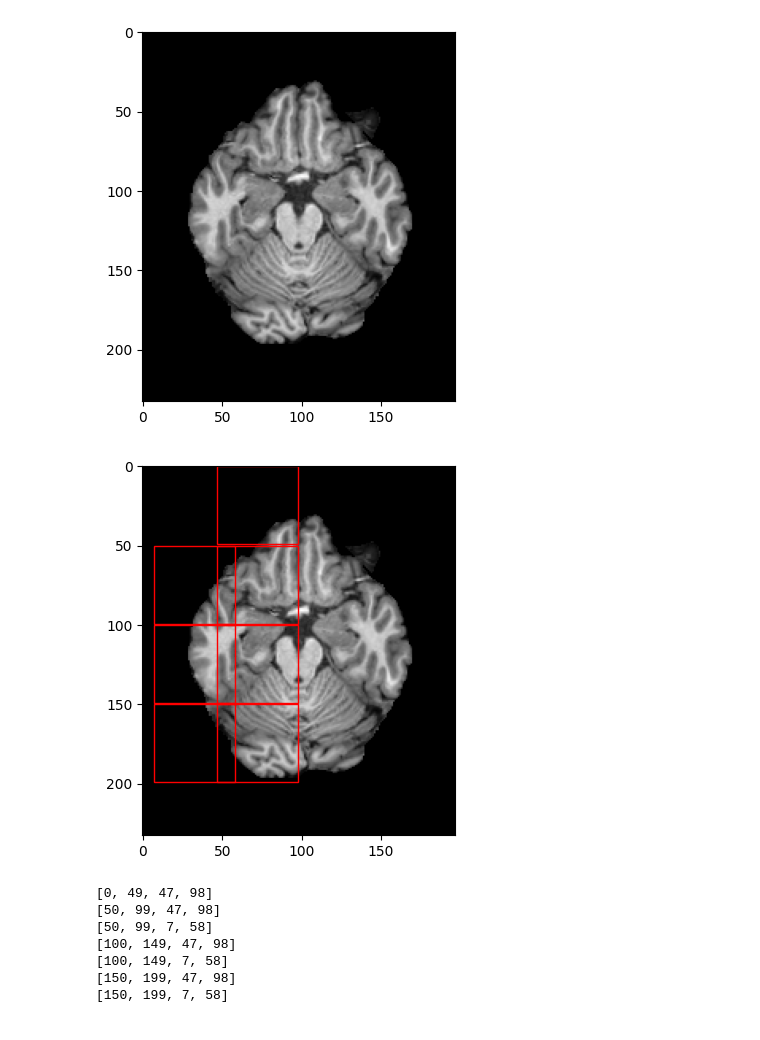
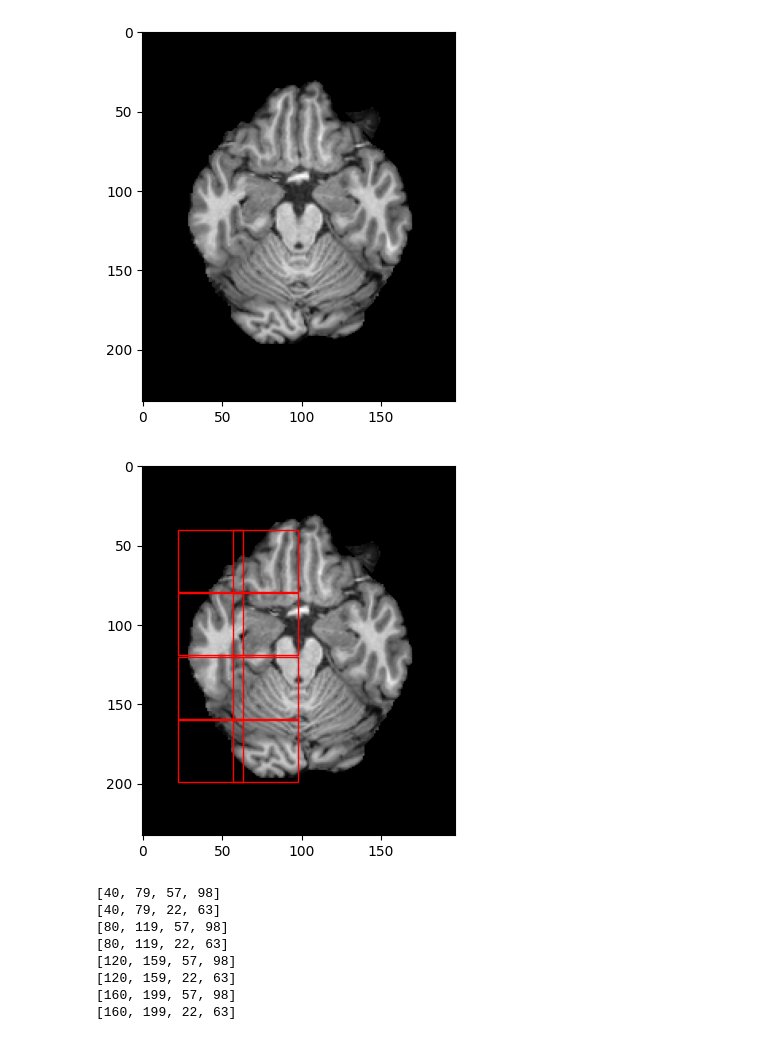
Before and after one commit to Gabriel-Panza/Machine-Learning-FCD, a Jupyter notebook: New Data/moving_grid.ipynb, the cells around one changed output. Saved outputs shown, nothing was run; the diff lists cells and outputs as text; code cells hidden in the pictures.

```diff
--- a/New Data/moving_grid.ipynb
+++ b/New Data/moving_grid.ipynb
@@ -210,7 +210,7 @@ for img, mask in zip([f for f in os.listdir(imagens) if f.endswith(('.nii', '.ni
         non_black_ratio = non_zero_pixels / total_pixels if total_pixels > 0 else 0
 
         if non_black_ratio >= 0.04:
-            adjusted_grid_img, mirrored_grid = create_full_grid(slice_data, 50, 40, 0.01)
+            adjusted_grid_img, mirrored_grid = create_full_grid(slice_data, 40, 35, 0.01)
 
             # Garante que left e right sejam tratados separadamente
             left_grid = adjusted_grid_img
@@ -344,24 +344,25 @@ plt.show()
 # %%
 #img_test = data_3d[16:233-17, 18:197-19, z_idx]  # Para deixar com dimensões (160, 200)
 img_test = data_3d[:, :, z_idx]  # dimensões originais
 grid = []
 
-grid = create_grid_half_vertical(img_test, 50, 40, 0.1)  # Substituir pela função para grid vertical
+grid = create_grid_half_vertical(img_test, 40, 35, 0.1)  # Substituir pela função para grid vertical
 
 plot_grid(img_test, grid)
 # %% [output]
-[figure, old version]
+[figure, new version]
 # %%
 for item in grid:
     print(item)
 # %% [output]
-[0, 49, 47, 98]
-[50, 99, 47, 98]
-[50, 99, 7, 58]
-[100, 149, 47, 98]
-[100, 149, 7, 58]
-[150, 199, 47, 98]
-[150, 199, 7, 58]
+[40, 79, 57, 98]
+[40, 79, 22, 63]
+[80, 119, 57, 98]
+[80, 119, 22, 63]
+[120, 159, 57, 98]
+[120, 159, 22, 63]
+[160, 199, 57, 98]
+[160, 199, 22, 63]
 # %%
 plt.imshow(img_test, cmap='gray')
 
```
Also changed, not shown: parts of 3 cells of this notebook, 2 other files.
